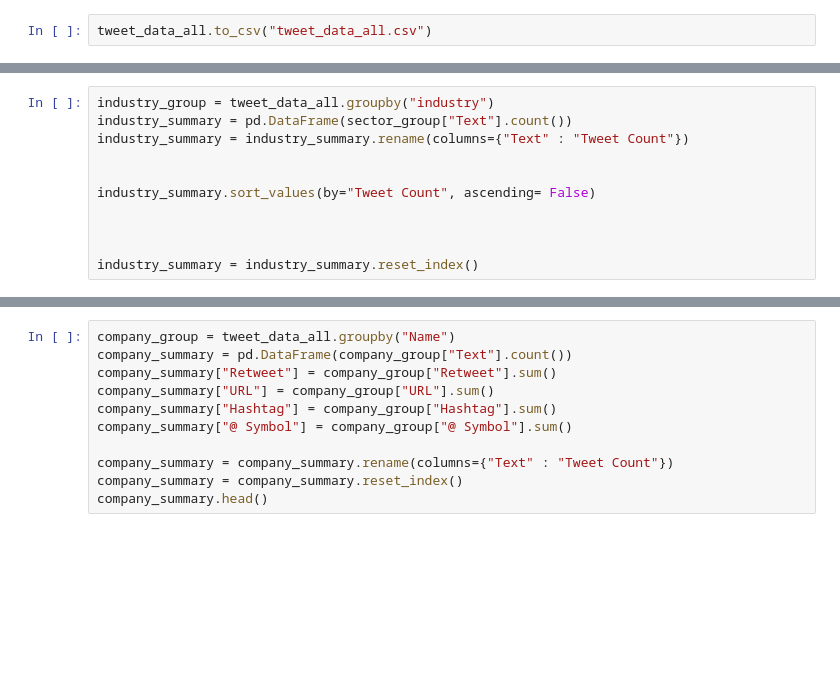
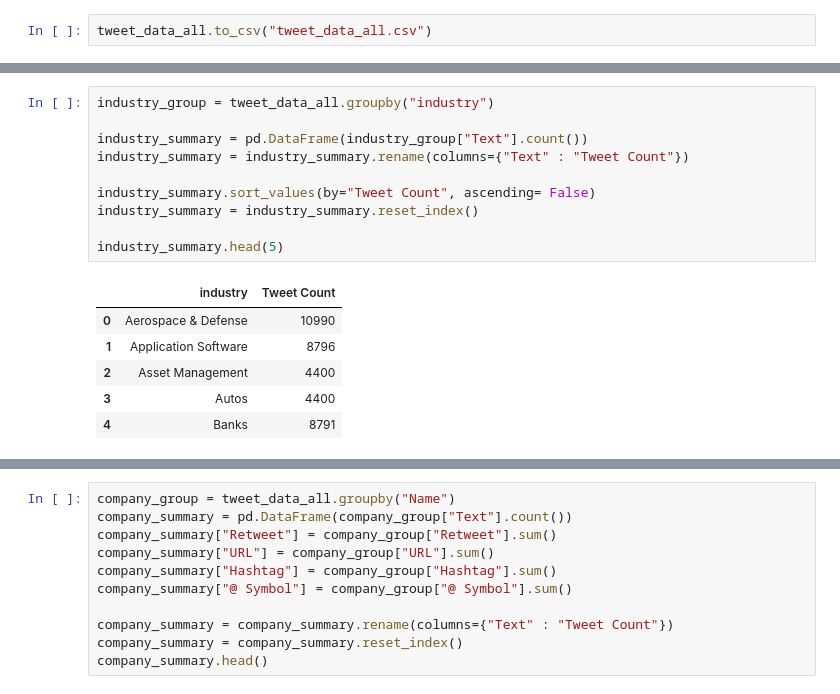
Before and after one commit to klinga88/Python-Data-Analytics-Project, a Jupyter notebook: stock_tweets_behavior.ipynb, the cells around one changed output, grey strips where cells are left out. Saved outputs shown, nothing was run; the diff lists cells and outputs as text; blank space fills up the shorter version.

```diff
--- a/stock_tweets_behavior.ipynb
+++ b/stock_tweets_behavior.ipynb
@@ -249,11 +257,17 @@ tweet_data_all.to_csv("tweet_data_all.csv")
 # %%
 industry_group = tweet_data_all.groupby("industry")
-industry_summary = pd.DataFrame(sector_group["Text"].count())
+
+industry_summary = pd.DataFrame(industry_group["Text"].count())
 industry_summary = industry_summary.rename(columns={"Text" : "Tweet Count"})
 
+industry_summary.sort_values(by="Tweet Count", ascending= False)
+industry_summary = industry_summary.reset_index()
 
-industry_summary.sort_values(by="Tweet Count", ascending= False)
-
-
-
-industry_summary = industry_summary.reset_index()
+industry_summary.head(5)
+# %% [output]
+|  | industry | Tweet Count |
+| 0 | Aerospace & Defense | 10990 |
+| 1 | Application Software | 8796 |
+| 2 | Asset Management | 4400 |
+| 3 | Autos | 4400 |
+| 4 | Banks | 8791 |
```
Also changed, not shown: parts of 6 cells of this notebook, 1 other file.
